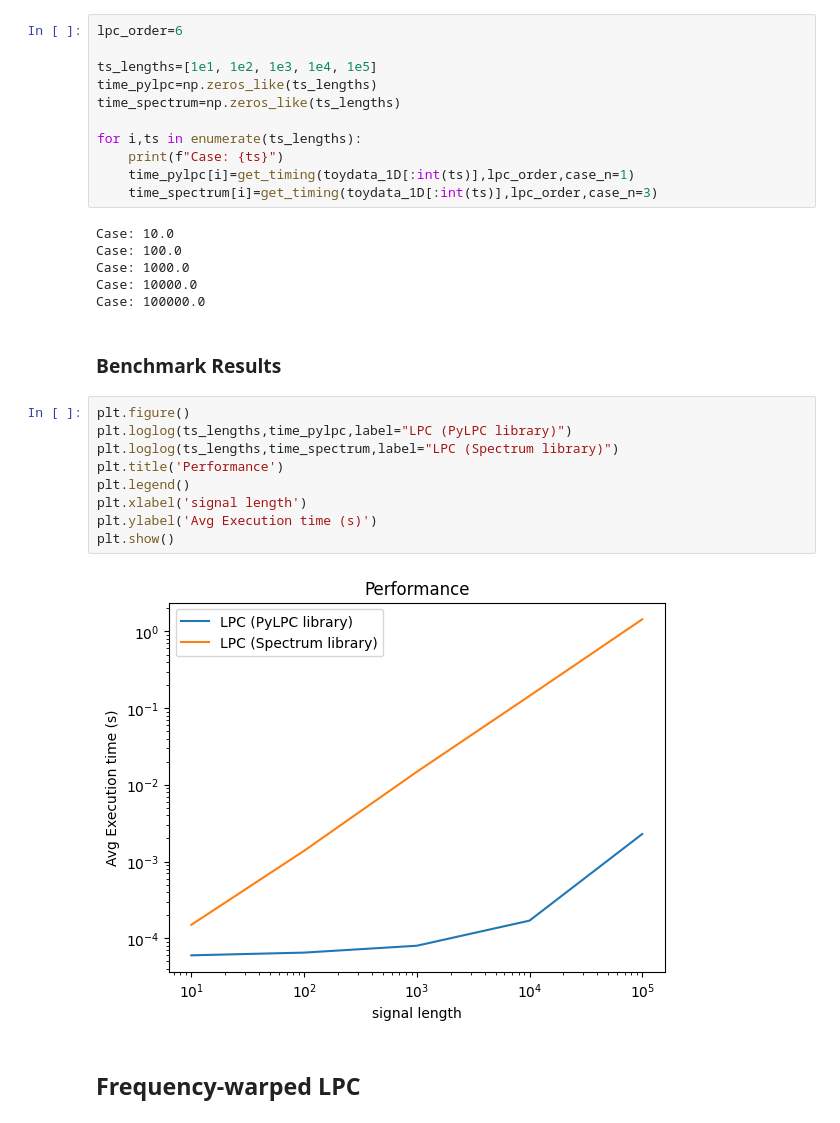
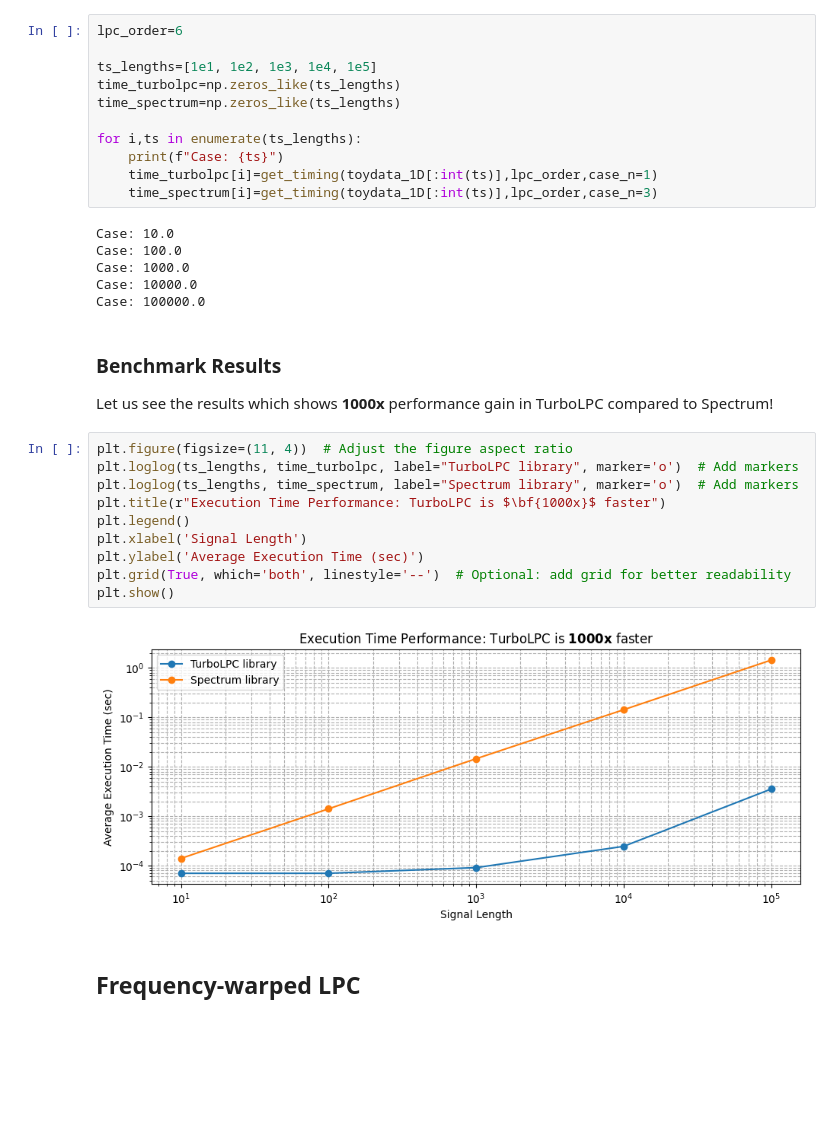
Before and after one commit to MDFahimAnjum/TurboLPC, a Jupyter notebook: example_notebook.ipynb, the cells around one changed output. Saved outputs shown, nothing was run; the diff lists cells and outputs as text; blank space fills up the shorter version.

```diff
--- a/example_notebook.ipynb
+++ b/example_notebook.ipynb
@@ -106,12 +111,12 @@ def get_timing(data,lpc_order,case_n):
 lpc_order=6
 
 ts_lengths=[1e1, 1e2, 1e3, 1e4, 1e5]
-time_pylpc=np.zeros_like(ts_lengths)
+time_turbolpc=np.zeros_like(ts_lengths)
 time_spectrum=np.zeros_like(ts_lengths)
 
 for i,ts in enumerate(ts_lengths):
     print(f"Case: {ts}")
-    time_pylpc[i]=get_timing(toydata_1D[:int(ts)],lpc_order,case_n=1)
+    time_turbolpc[i]=get_timing(toydata_1D[:int(ts)],lpc_order,case_n=1)
     time_spectrum[i]=get_timing(toydata_1D[:int(ts)],lpc_order,case_n=3)
 # %% [output]
 Case: 10.0
@@ -119,19 +124,21 @@ Case: 100.0
 Case: 1000.0
 Case: 10000.0
 Case: 100000.0
-# %% [markdown]
-### Benchmark Results
+# %% [markdown]
+### Benchmark Results
+Let us see the results which shows **1000x** performance gain in TurboLPC compared to Spectrum!
 # %%
-plt.figure()
-plt.loglog(ts_lengths,time_pylpc,label="LPC (PyLPC library)")
-plt.loglog(ts_lengths,time_spectrum,label="LPC (Spectrum library)")
-plt.title('Performance')
+plt.figure(figsize=(11, 4))  # Adjust the figure aspect ratio
+plt.loglog(ts_lengths, time_turbolpc, label="TurboLPC library", marker='o')  # Add markers
+plt.loglog(ts_lengths, time_spectrum, label="Spectrum library", marker='o')  # Add markers
+plt.title(r"Execution Time Performance: TurboLPC is $\bf{1000x}$ faster")
 plt.legend()
-plt.xlabel('signal length')
-plt.ylabel('Avg Execution time (s)')
+plt.xlabel('Signal Length')
+plt.ylabel('Average Execution Time (sec)')
+plt.grid(True, which='both', linestyle='--')  # Optional: add grid for better readability
 plt.show()
 # %% [output]
-[figure, old version]
+[figure, new version]
 # %% [markdown]
 ## Frequency-warped LPC
 # %%
```
Also changed, not shown: parts of 23 cells of this notebook, 6 other files.
